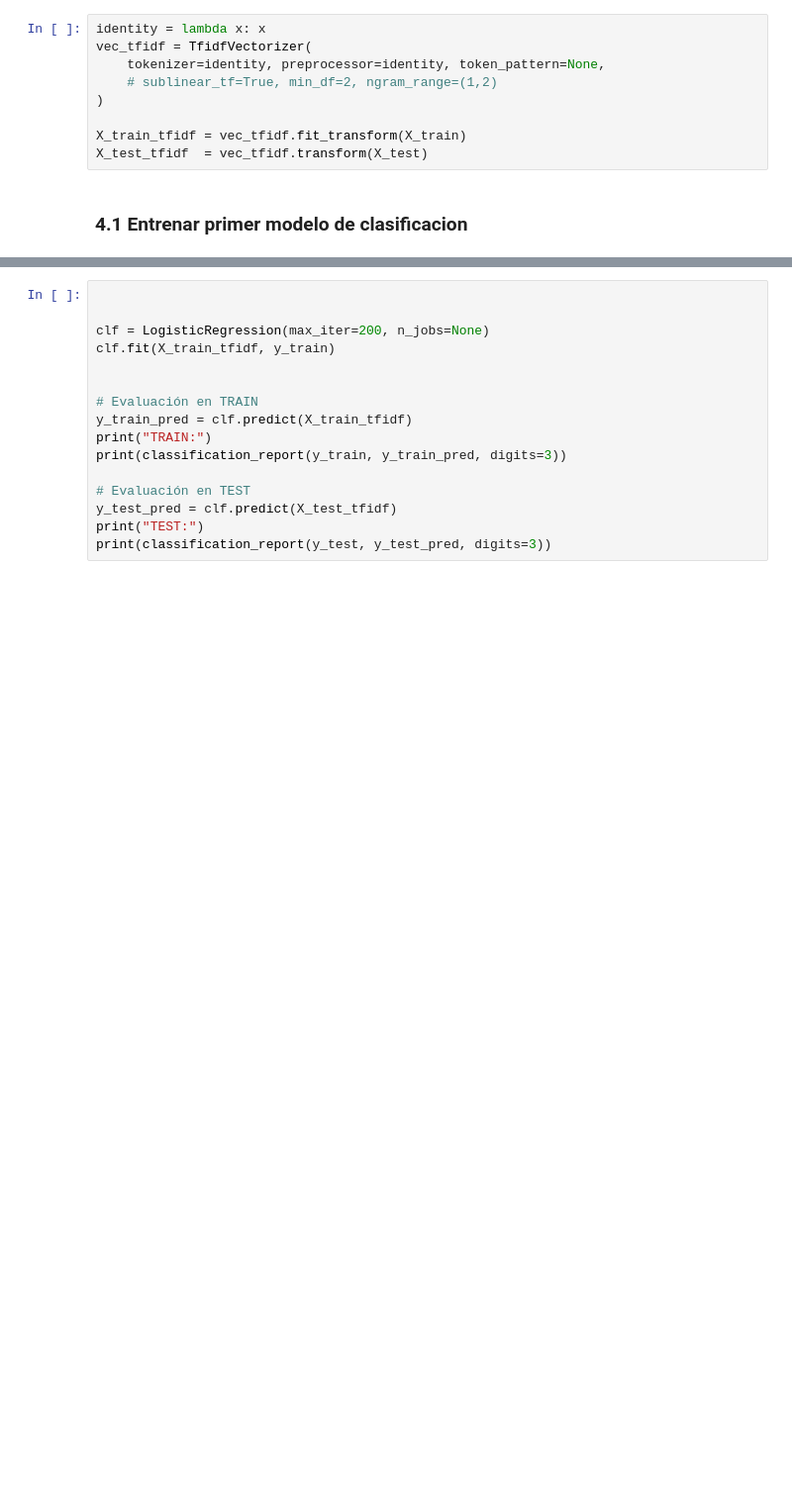
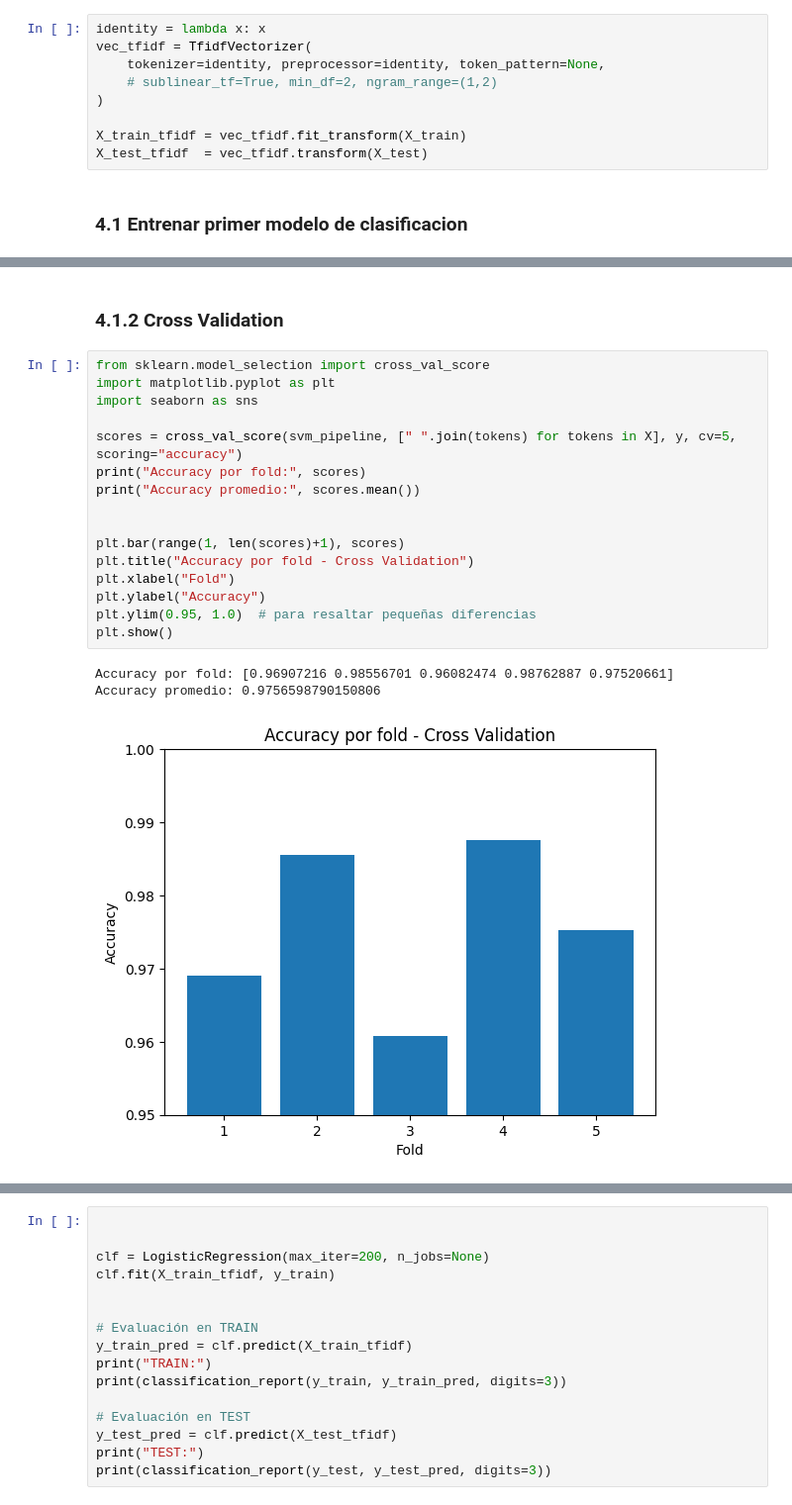
Before and after one commit to Juanin6/Proyecto1-BI, a Jupyter notebook: etapa1.ipynb, the cells around one changed output, grey strips where cells are left out. Shown at 99% size. Cells and saved outputs as stored; diff of their text form; blank space fills up the shorter version.

Commit message:
Modelo 2 completo

```diff
--- a/etapa1.ipynb
+++ b/etapa1.ipynb
@@ -344,0 +420,22 @@ X_test_tfidf  = vec_tfidf.transform(X_test)
+# %% [markdown]
+### 4.1.2 Cross Validation
+# %%
+from sklearn.model_selection import cross_val_score
+import matplotlib.pyplot as plt
+import seaborn as sns
+
+scores = cross_val_score(svm_pipeline, [" ".join(tokens) for tokens in X], y, cv=5, scoring="accuracy")
+print("Accuracy por fold:", scores)
+print("Accuracy promedio:", scores.mean())
+
+
+plt.bar(range(1, len(scores)+1), scores)
+plt.title("Accuracy por fold - Cross Validation")
+plt.xlabel("Fold")
+plt.ylabel("Accuracy")
+plt.ylim(0.95, 1.0)  # para resaltar pequeñas diferencias
+plt.show()
+# %% [output]
+Accuracy por fold: [0.96907216 0.98556701 0.96082474 0.98762887 0.97520661]
+Accuracy promedio: 0.9756598790150806
+[figure, added]
```
Also changed, not shown: parts of 31 cells of this notebook, 1 other file.
